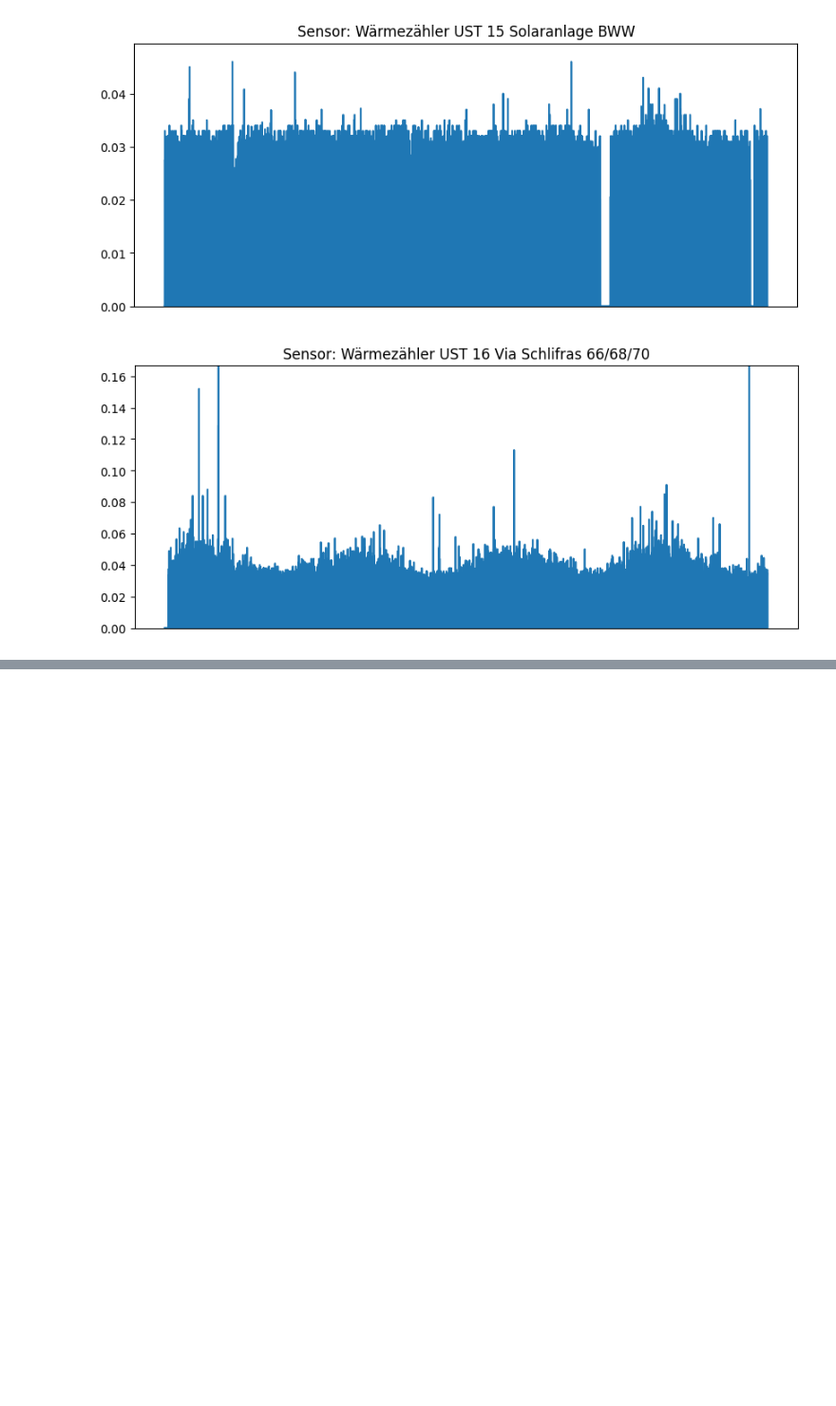
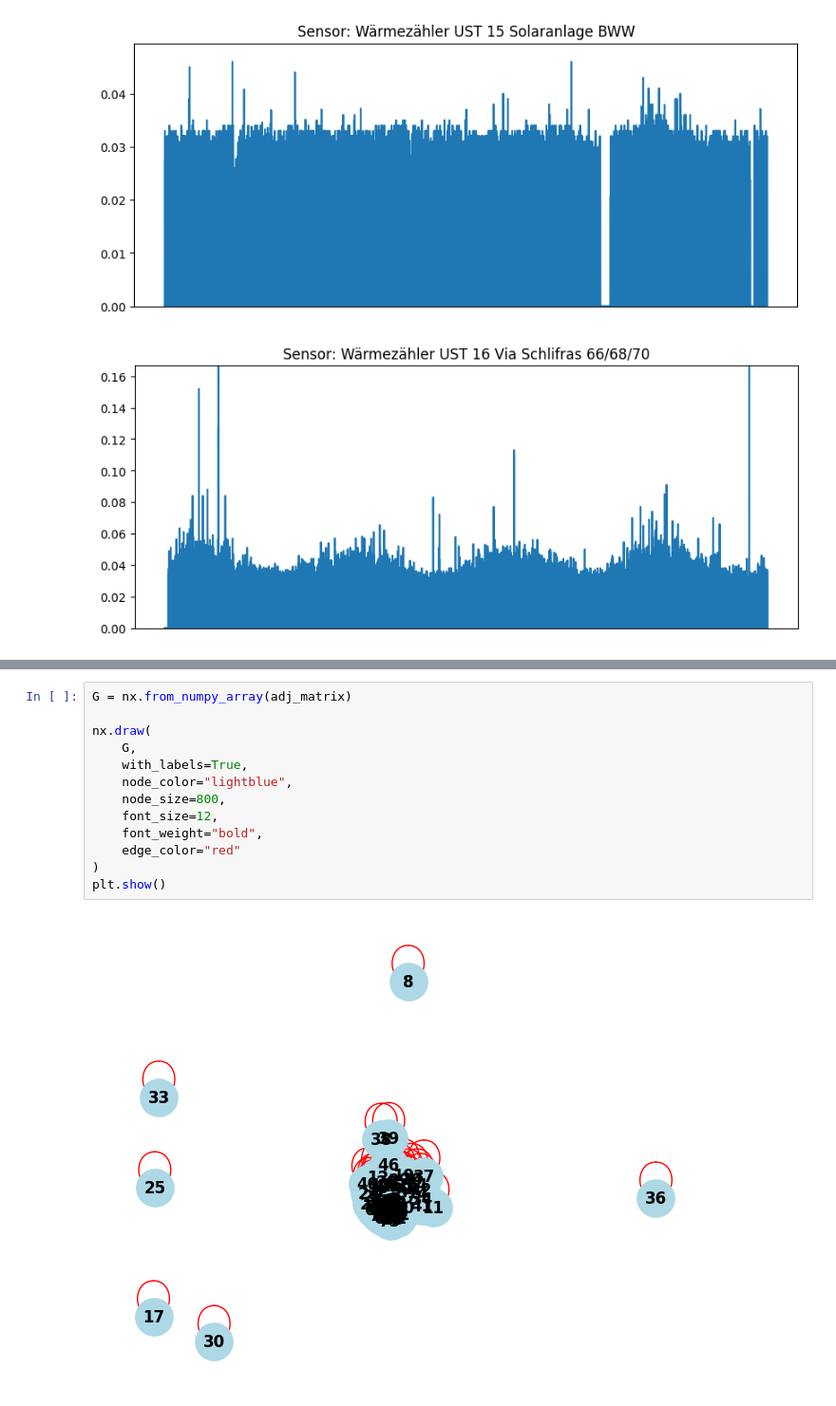
Before and after one commit to MatyaAydin/SemesterProject, a Jupyter notebook: src/eda.ipynb, the cells around one changed output, grey strips where cells are left out. Shown: that part at 95% size. Saved outputs shown, nothing was run; the diff lists cells and outputs as text; blank space fills up the shorter version.

```diff
--- a/src/eda.ipynb
+++ b/src/eda.ipynb
@@ -251,0 +306,15 @@ for i,c in enumerate(df.columns):
+# %%
+G = nx.from_numpy_array(adj_matrix)
+
+nx.draw(
+    G,
+    with_labels=True,
+    node_color="lightblue",
+    node_size=800,
+    font_size=12,
+    font_weight="bold",
+    edge_color="red"
+)
+plt.show()
+# %% [output]
+[figure, added]
```
Also changed, not shown: parts of 9 cells of this notebook, 4 other files.
